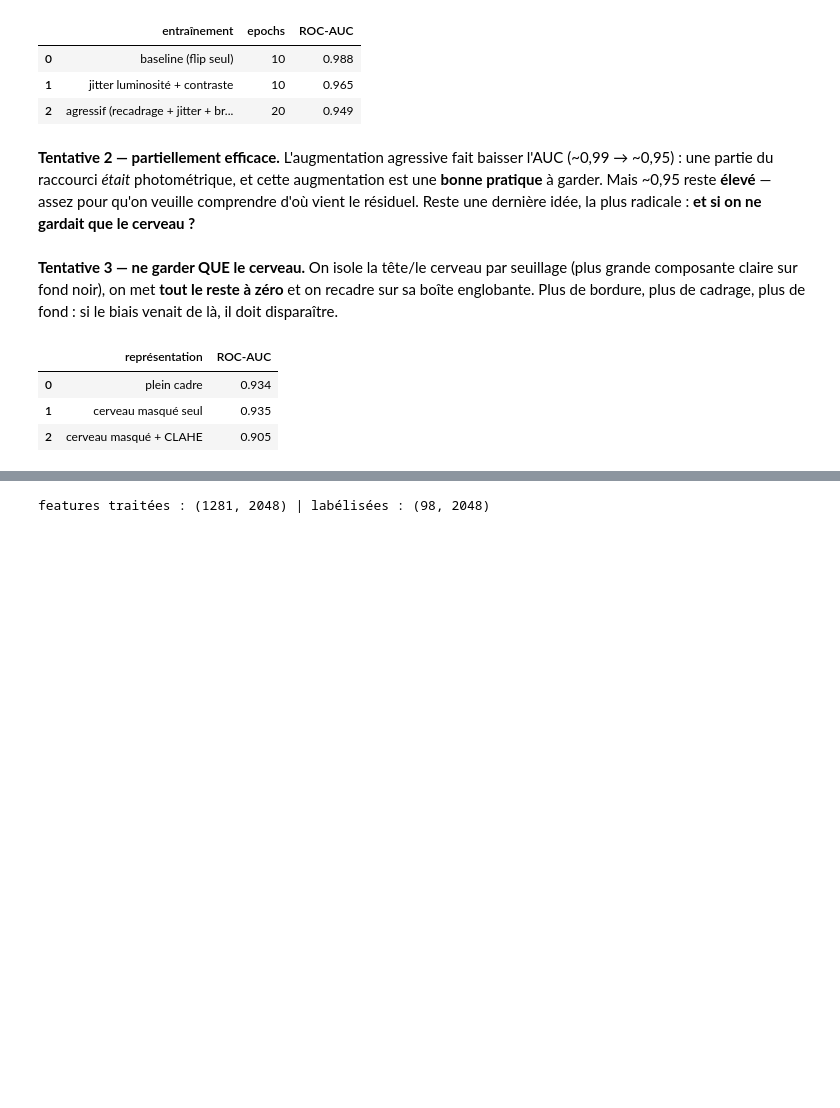
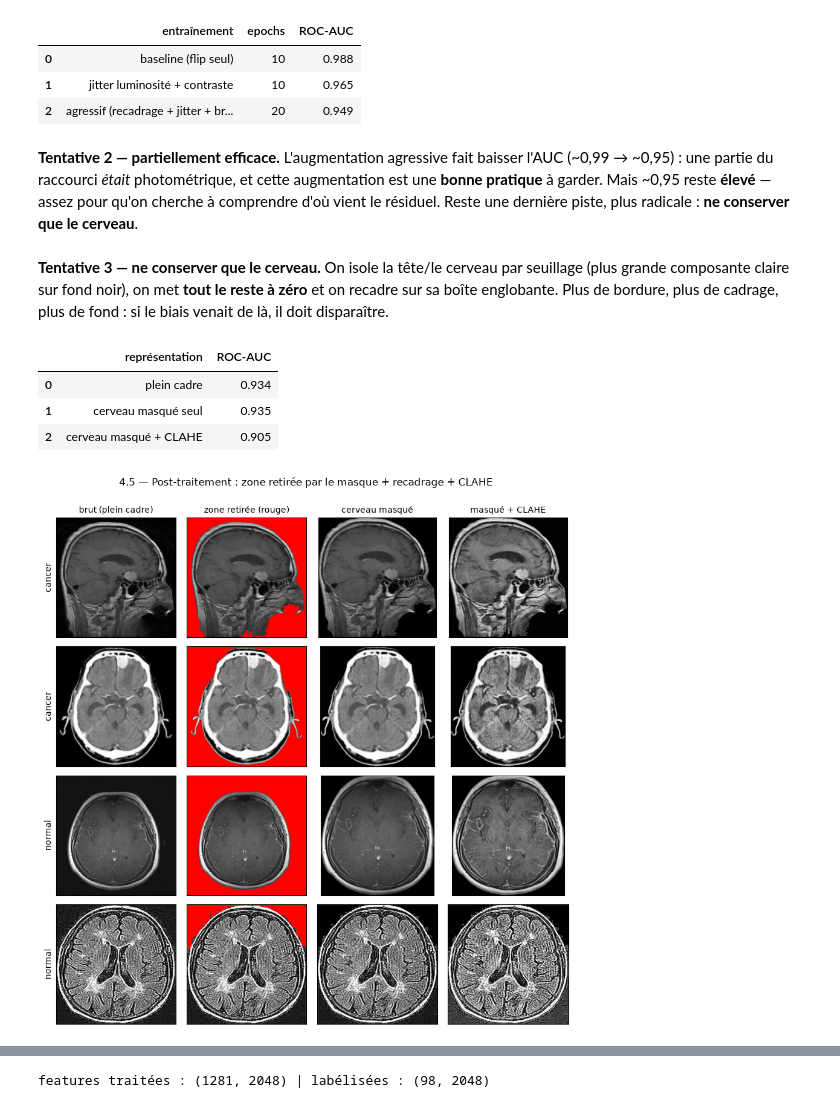
Before and after one commit to rayakevin/OCR_PROJET_10, a Jupyter notebook: notebooks/02_semi_supervised.ipynb, the cells around one changed output, grey strips where cells are left out. Saved outputs shown, nothing was run; the diff lists cells and outputs as text; code cells hidden in the pictures; blank space fills up the shorter version.

```diff
--- a/notebooks/02_semi_supervised.ipynb
+++ b/notebooks/02_semi_supervised.ipynb
@@ -296,10 +296,10 @@ resume_augmentation
 # %% [markdown]
 **Tentative 2 — partiellement efficace.** L'augmentation agressive fait baisser l'AUC (~0,99 → ~0,95) :
 une partie du raccourci *était* photométrique, et cette augmentation est une **bonne pratique** à garder.
-Mais ~0,95 reste **élevé** — assez pour qu'on veuille comprendre d'où vient le résiduel. Reste une
-dernière idée, la plus radicale : **et si on ne gardait que le cerveau ?**
+Mais ~0,95 reste **élevé** — assez pour qu'on cherche à comprendre d'où vient le résiduel. Reste une
+dernière piste, plus radicale : **ne conserver que le cerveau**.
 # %% [markdown]
-**Tentative 3 — ne garder QUE le cerveau.** On isole la tête/le cerveau par seuillage (plus grande
+**Tentative 3 — ne conserver que le cerveau.** On isole la tête/le cerveau par seuillage (plus grande
 composante claire sur fond noir), on met **tout le reste à zéro** et on recadre sur sa boîte englobante.
 Plus de bordure, plus de cadrage, plus de fond : si le biais venait de là, il doit disparaître.
 # %%
@@ -342,4 +342,39 @@ resume_cerveau
 | 0 | plein cadre | 0.934 |
 | 1 | cerveau masqué seul | 0.935 |
 | 2 | cerveau masqué + CLAHE | 0.905 |
+# %%
+# --- Aperçu du post-traitement (4.5) : ce que le masquage RETIRE réellement + recadrage + CLAHE ---
+# NB honnête : le fond est DÉJÀ noir, donc "cerveau masqué" ressemble à "brut" à l'œil (cf. AUC 0,934->0,935).
+# Pour rendre le masquage VISIBLE, on teinte en rouge les pixels mis à zéro (hors cerveau).
+def masque_binaire(arr):
+    """Même logique que masque_cerveau, mais renvoie le masque 0/1 PLEINE TAILLE (sans recadrer)."""
+    _, th = cv2.threshold(arr, 0, 255, cv2.THRESH_BINARY + cv2.THRESH_OTSU)
+    th = cv2.morphologyEx(th, cv2.MORPH_CLOSE, np.ones((7, 7), np.uint8))
+    n, lbls, stats, _ = cv2.connectedComponentsWithStats(th)
+    if n < 2: return np.ones_like(arr)
+    grand = 1 + np.argmax(stats[1:, cv2.CC_STAT_AREA])
+    m = (lbls == grand).astype(np.uint8)
+    ff = m.copy(); h, w = m.shape; tampon = np.zeros((h + 2, w + 2), np.uint8)
+    cv2.floodFill(ff, tampon, (0, 0), 1)
+    return (m | (1 - ff)).astype(np.uint8)
+
+labs = cat.loc[mask98, ["chemin", "label"]]
+echantillon = pd.concat([labs[labs.label == "cancer"].head(2), labs[labs.label == "normal"].head(2)])
+
+cols = ["brut (plein cadre)", "zone retirée (rouge)", "cerveau masqué", "masqué + CLAHE"]
+fig, axes = plt.subplots(len(echantillon), len(cols), figsize=(9, 2.3 * len(echantillon)))
+for ax, t in zip(axes[0], cols):
+    ax.set_title(t, fontsize=10)
+for ligne, (_, r) in zip(axes, echantillon.iterrows()):
+    brut = np.array(Image.open(r.chemin).convert("L"))
+    overlay = np.stack([brut] * 3, -1).copy()
+    overlay[masque_binaire(brut) == 0] = [255, 0, 0]      # pixels mis à zéro = rouge
+    masque = masque_cerveau(brut)                          # version recadrée (= celle du benchmark)
+    for ax, img, gris in zip(ligne, [brut, overlay, masque, clahe.apply(masque)], [1, 0, 1, 1]):
+        ax.imshow(img, cmap="gray" if gris else None); ax.set_xticks([]); ax.set_yticks([])
+    ligne[0].set_ylabel(r.label, fontsize=10)
+fig.suptitle("4.5 — Post-traitement : zone retirée par le masque + recadrage + CLAHE", y=1.0)
+plt.tight_layout(); plt.show()
+# %% [output]
+[figure, added]
 # %% [markdown]
```
Also changed, not shown: parts of 11 cells of this notebook, 3 other files.
